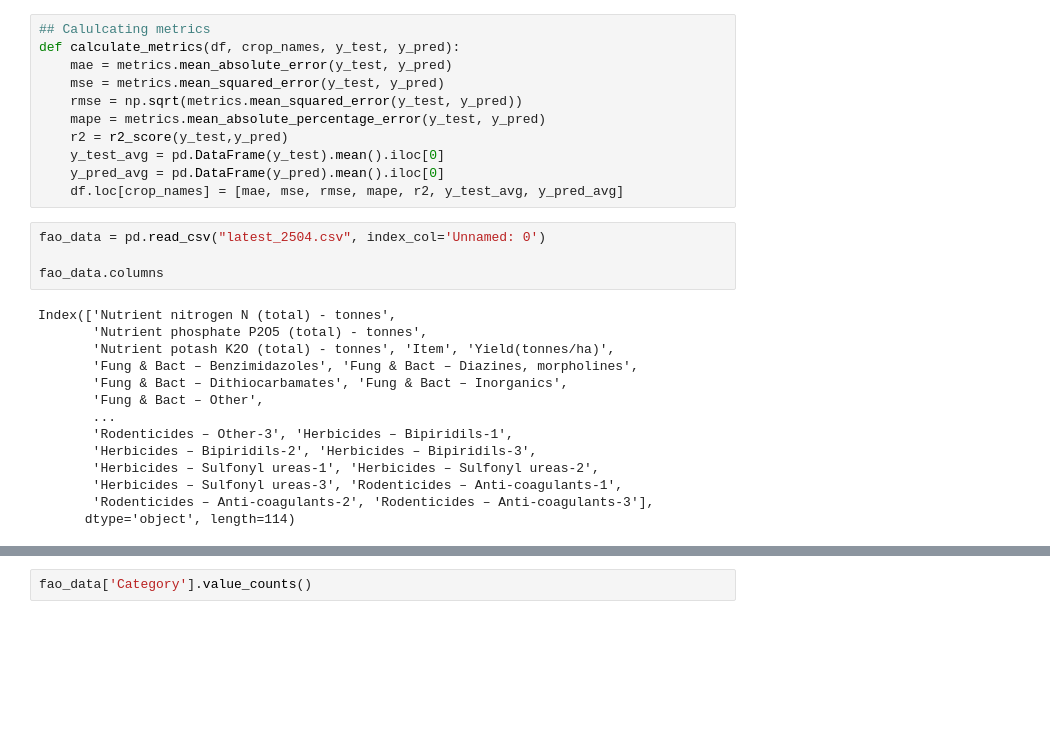
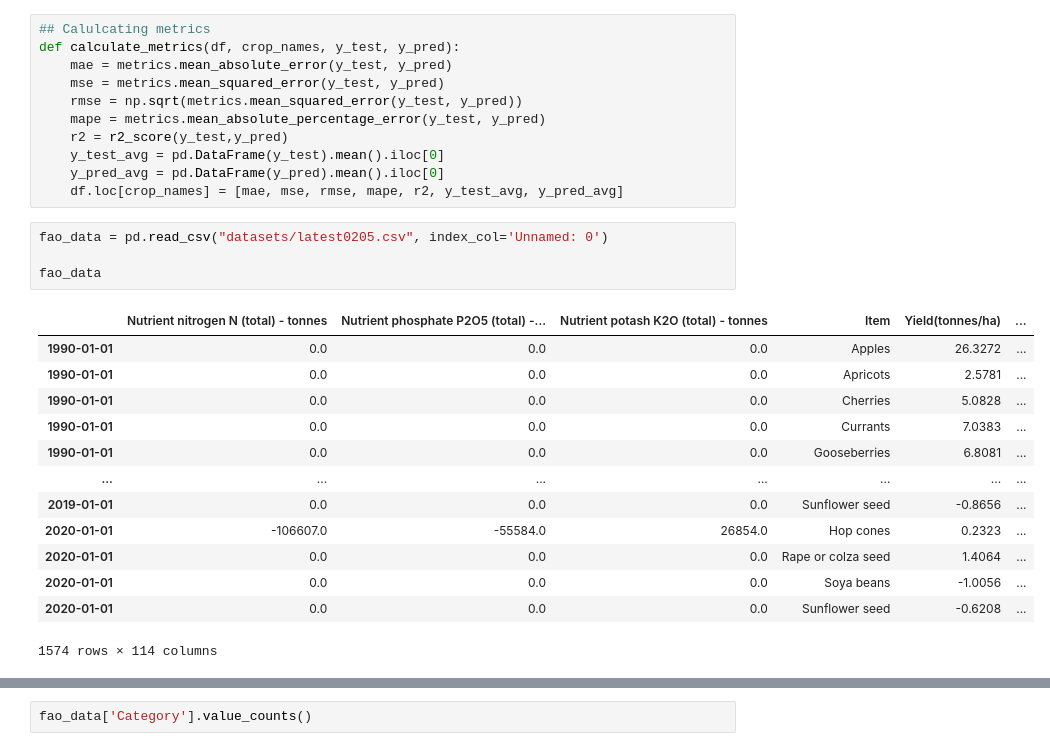
Before and after one commit to Kalebalemayehu/Kaleb-Bsc-thesis, a Jupyter notebook: Crop yield and soil/Random_forset_reg.ipynb, the cells around one changed output, grey strips where cells are left out. Saved outputs shown, nothing was run; the diff lists cells and outputs as text; blank space fills up the shorter version.

```diff
--- a/Crop yield and soil/Random_forset_reg.ipynb
+++ b/Crop yield and soil/Random_forset_reg.ipynb
@@ -28,20 +27,20 @@ def calculate_metrics(df, crop_names, y_test, y_pred):
     y_pred_avg = pd.DataFrame(y_pred).mean().iloc[0]
     df.loc[crop_names] = [mae, mse, rmse, mape, r2, y_test_avg, y_pred_avg]
 # %%
-fao_data = pd.read_csv("latest_2504.csv", index_col='Unnamed: 0')
+fao_data = pd.read_csv("datasets/latest0205.csv", index_col='Unnamed: 0')
 
-fao_data.columns
+fao_data
 # %% [output]
+|  | Nutrient nitrogen N (total) - tonnes | Nutrient phosphate P2O5 (total) -... | Nutrient potash K2O (total) - tonnes | Item | Yield(tonnes/ha) | ... |
+| 1990-01-01 | 0.0 | 0.0 | 0.0 | Apples | 26.3272 | ... |
+| 1990-01-01 | 0.0 | 0.0 | 0.0 | Apricots | 2.5781 | ... |
+| 1990-01-01 | 0.0 | 0.0 | 0.0 | Cherries | 5.0828 | ... |
+| 1990-01-01 | 0.0 | 0.0 | 0.0 | Currants | 7.0383 | ... |
+| 1990-01-01 | 0.0 | 0.0 | 0.0 | Gooseberries | 6.8081 | ... |
+| ... | ... | ... | ... | ... | ... | ... |
+| 2019-01-01 | 0.0 | 0.0 | 0.0 | Sunflower seed | -0.8656 | ... |
+| 2020-01-01 | -106607.0 | -55584.0 | 26854.0 | Hop cones | 0.2323 | ... |
+| 2020-01-01 | 0.0 | 0.0 | 0.0 | Rape or colza seed | 1.4064 | ... |
+| 2020-01-01 | 0.0 | 0.0 | 0.0 | Soya beans | -1.0056 | ... |
+| 2020-01-01 | 0.0 | 0.0 | 0.0 | Sunflower seed | -0.6208 | ... |
-Index(['Nutrient nitrogen N (total) - tonnes',
-       'Nutrient phosphate P2O5 (total) - tonnes',
-       'Nutrient potash K2O (total) - tonnes', 'Item', 'Yield(tonnes/ha)',
-       'Fung & Bact – Benzimidazoles', 'Fung & Bact – Diazines, morpholines',
-       'Fung & Bact – Dithiocarbamates', 'Fung & Bact – Inorganics',
-       'Fung & Bact – Other',
-       ...
-       'Rodenticides – Other-3', 'Herbicides – Bipiridils-1',
-       'Herbicides – Bipiridils-2', 'Herbicides – Bipiridils-3',
-       'Herbicides – Sulfonyl ureas-1', 'Herbicides – Sulfonyl ureas-2',
-       'Herbicides – Sulfonyl ureas-3', 'Rodenticides – Anti-coagulants-1',
-       'Rodenticides – Anti-coagulants-2', 'Rodenticides – Anti-coagulants-3'],
-      dtype='object', length=114)
+1574 rows × 114 columns
```
Also changed, not shown: parts of 5 cells of this notebook, 9 other files.
